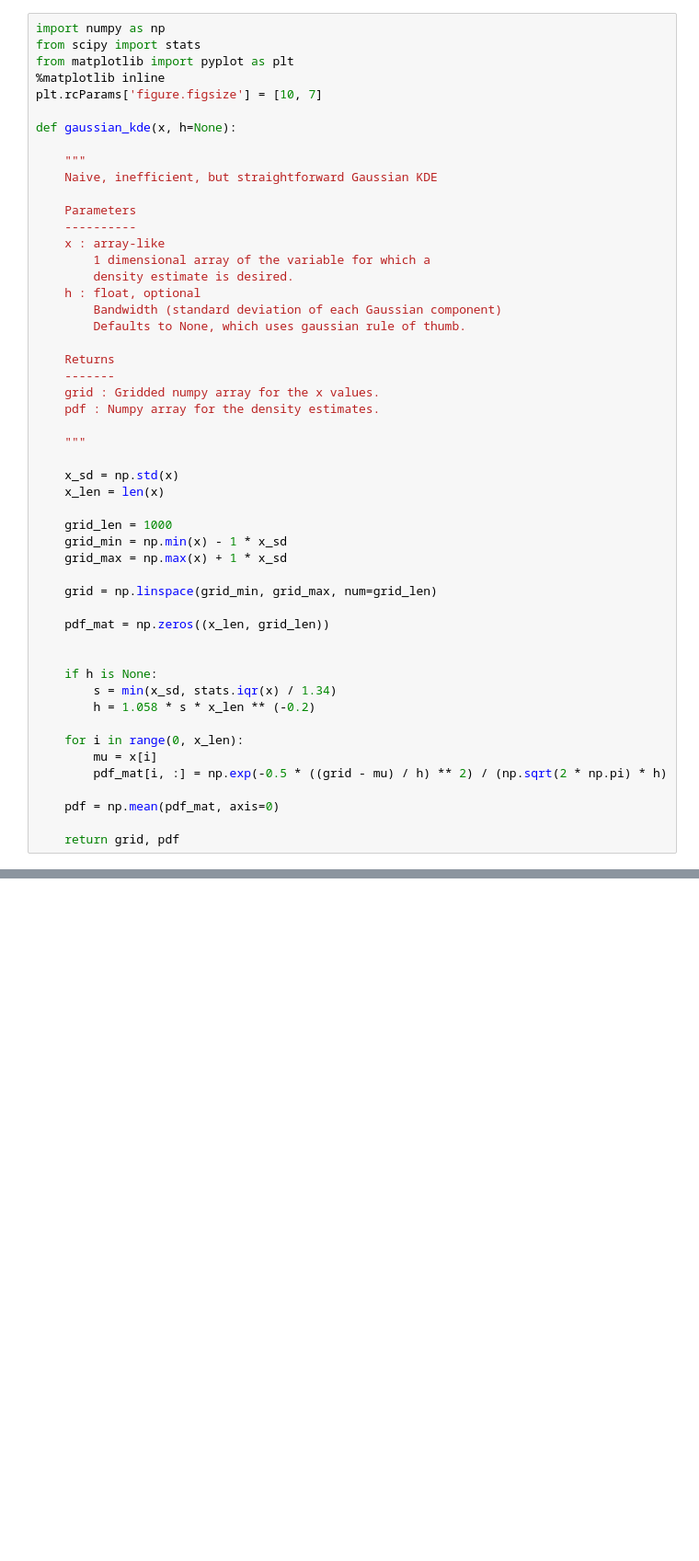
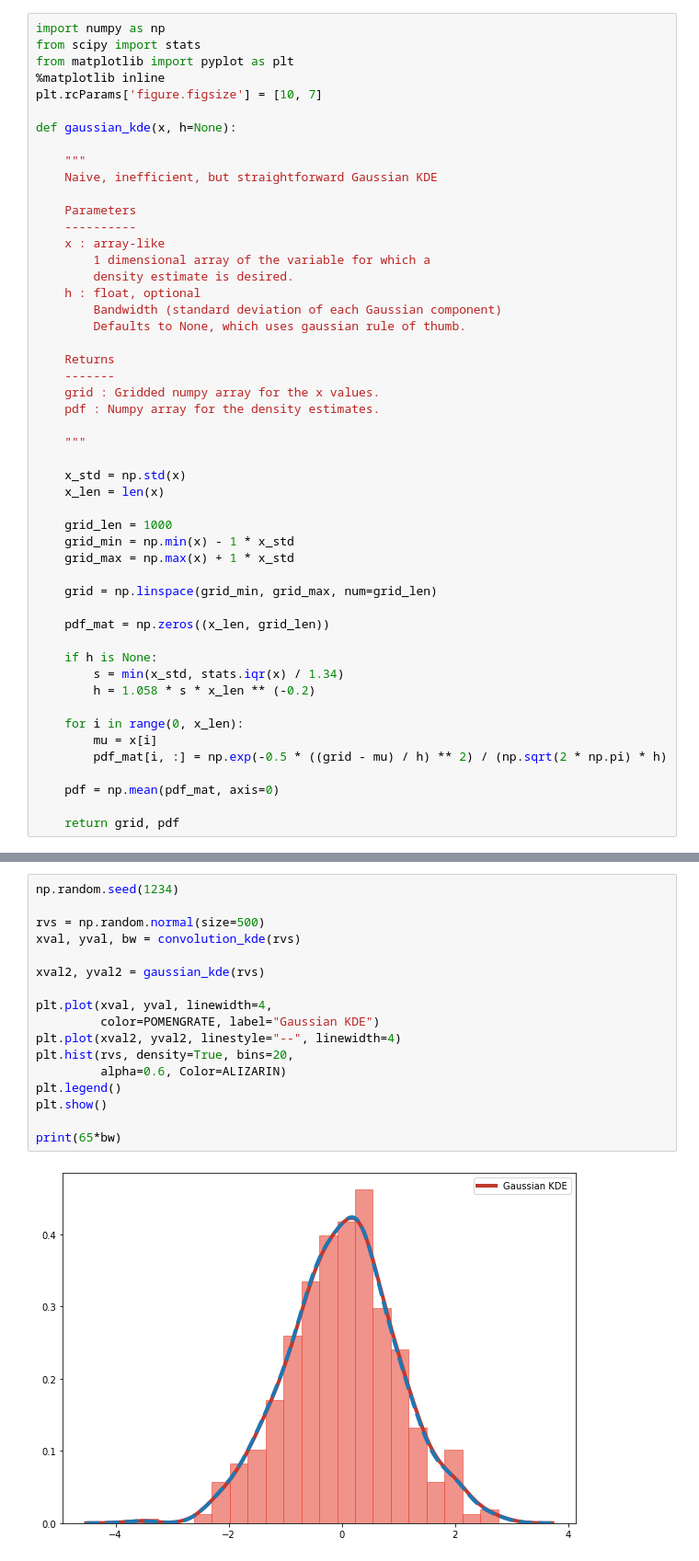
Before and after one commit to tomicapretto/density_estimation, a Jupyter notebook: notebooks/01_gaussian_kde.ipynb, the cells around one changed output, grey strips where cells are left out. Shown at 92% size. Drawn from its saved outputs; the diff is of its cells as text; blank space fills up the shorter version.

Commit message:
Added gaussian KDE via convolution (not finished)

```diff
--- a/notebooks/01_gaussian_kde.ipynb
+++ b/notebooks/01_gaussian_kde.ipynb
@@ -131,20 +132,19 @@ def gaussian_kde(x, h=None):
 
     """
 
-    x_sd = np.std(x)
+    x_std = np.std(x)
     x_len = len(x)
 
     grid_len = 1000
-    grid_min = np.min(x) - 1 * x_sd
-    grid_max = np.max(x) + 1 * x_sd
+    grid_min = np.min(x) - 1 * x_std
+    grid_max = np.max(x) + 1 * x_std
 
     grid = np.linspace(grid_min, grid_max, num=grid_len)
 
     pdf_mat = np.zeros((x_len, grid_len))
 
-
     if h is None:
-        s = min(x_sd, stats.iqr(x) / 1.34)
+        s = min(x_std, stats.iqr(x) / 1.34)
         h = 1.058 * s * x_len ** (-0.2)
 
     for i in range(0, x_len):
@@ -173,0 +282,19 @@ plt.show()
+# %%
+np.random.seed(1234)
+
+rvs = np.random.normal(size=500)
+xval, yval, bw = convolution_kde(rvs)
+
+xval2, yval2 = gaussian_kde(rvs)
+
+plt.plot(xval, yval, linewidth=4,
+         color=POMENGRATE, label="Gaussian KDE")
+plt.plot(xval2, yval2, linestyle="--", linewidth=4)
+plt.hist(rvs, density=True, bins=20,
+         alpha=0.6, Color=ALIZARIN)
+plt.legend()
+plt.show()
+
+print(65*bw)
+# %% [output]
+[figure, added]
```
Also changed, not shown: parts of 10 cells of this notebook.
